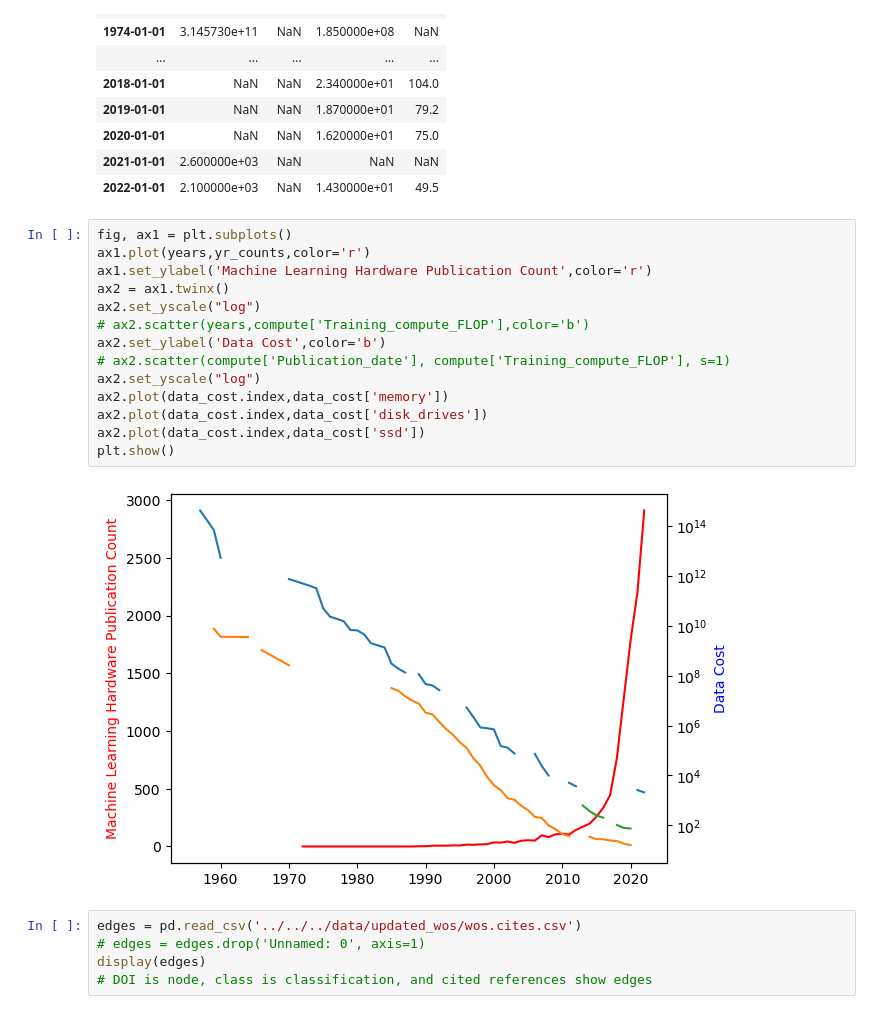
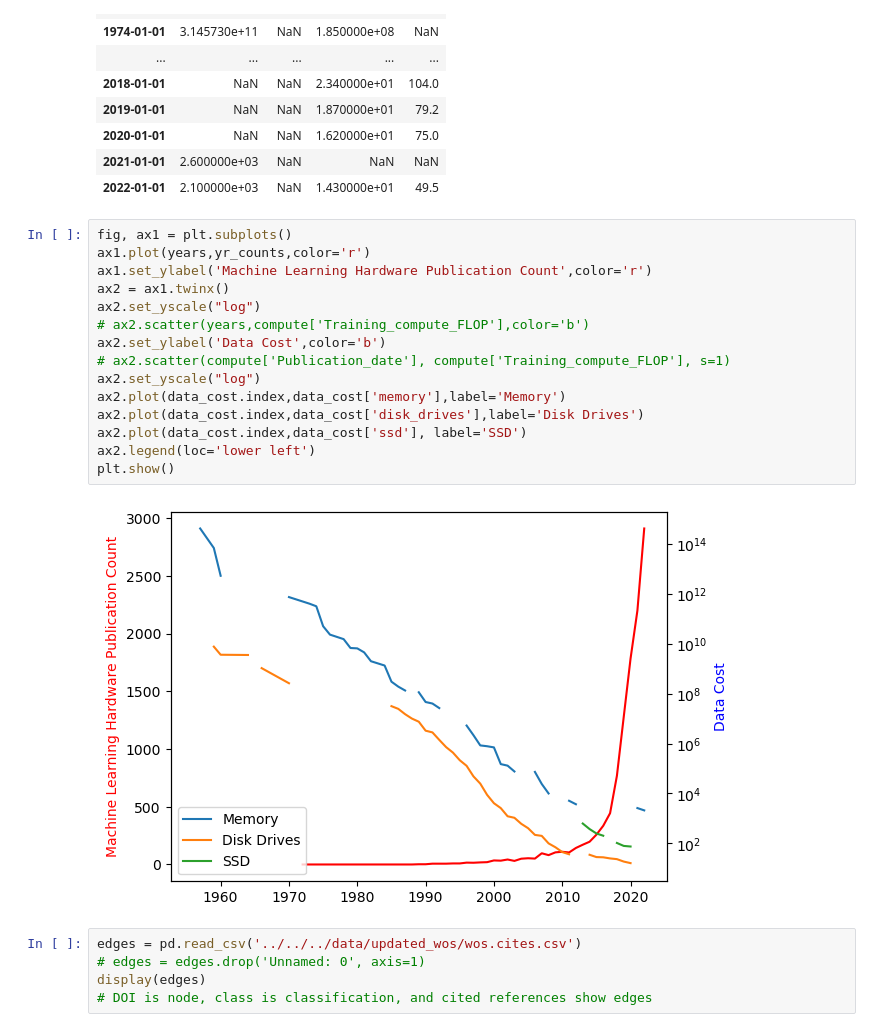
Before and after one commit to rreece15/Collaborative-Networks-In-Machine-Learning, a Jupyter notebook: Riherd_Chiu_project_code/model/wos/custom_class_updated2.ipynb, the cells around one changed output. Cells and saved outputs as stored; diff of their text form.

Commit message:
added legend

```diff
--- a/Riherd_Chiu_project_code/model/wos/custom_class_updated2.ipynb
+++ b/Riherd_Chiu_project_code/model/wos/custom_class_updated2.ipynb
@@ -188,19 +188,20 @@ display(data_cost)
 # %%
 fig, ax1 = plt.subplots()
 ax1.plot(years,yr_counts,color='r')
 ax1.set_ylabel('Machine Learning Hardware Publication Count',color='r')
 ax2 = ax1.twinx()
 ax2.set_yscale("log")
 # ax2.scatter(years,compute['Training_compute_FLOP'],color='b')
 ax2.set_ylabel('Data Cost',color='b')
 # ax2.scatter(compute['Publication_date'], compute['Training_compute_FLOP'], s=1)
 ax2.set_yscale("log")
-ax2.plot(data_cost.index,data_cost['memory'])
-ax2.plot(data_cost.index,data_cost['disk_drives'])
-ax2.plot(data_cost.index,data_cost['ssd'])
+ax2.plot(data_cost.index,data_cost['memory'],label='Memory')
+ax2.plot(data_cost.index,data_cost['disk_drives'],label='Disk Drives')
+ax2.plot(data_cost.index,data_cost['ssd'], label='SSD')
+ax2.legend(loc='lower left')
 plt.show()
 # %% [output]
-[figure, old version]
+[figure, new version]
 # %%
 edges = pd.read_csv('../../../data/updated_wos/wos.cites.csv')
 # edges = edges.drop('Unnamed: 0', axis=1)
```
